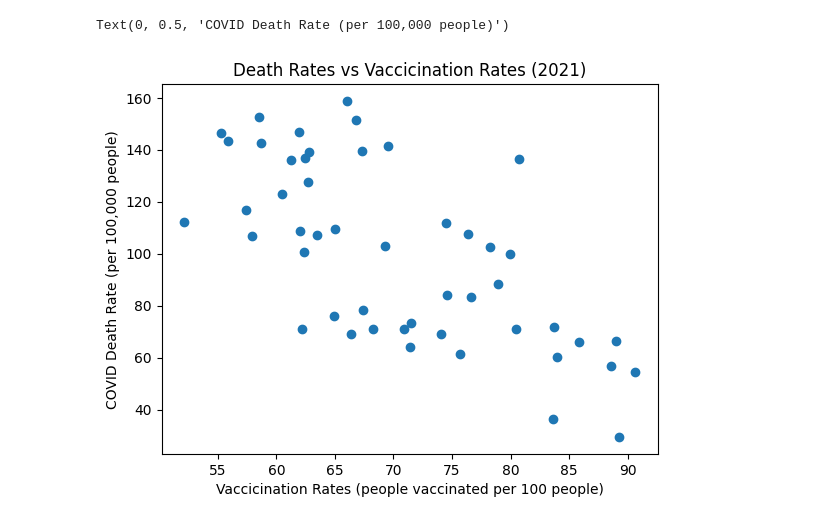
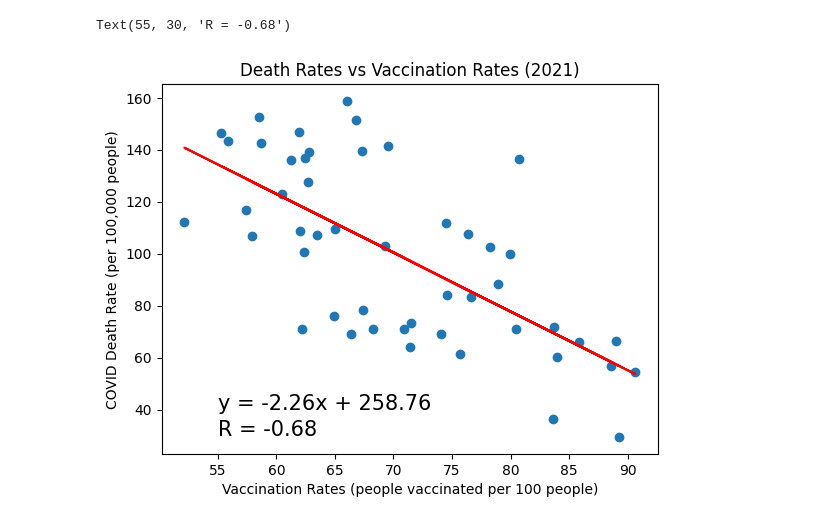
Before and after one commit to btdeering/project-1, a Jupyter notebook: vaccination.ipynb, the cells around one changed output. Drawn from its saved outputs; the diff is of its cells as text; code cells hidden in the pictures.

Commit message:
Update with r values and trend lines

```diff
--- a/vaccination.ipynb
+++ b/vaccination.ipynb
@@ -54,11 +55,20 @@ us_states_2021_df
 # %%
 merged_df = pd.merge(us_states_2021_df, death_rates_2021_df, on='STATE')
 vax_per_hundred = merged_df['people_vaccinated_per_hundred']
 rate = merged_df['RATE']
 plt.scatter(vax_per_hundred,rate)
-plt.title('Death Rates vs Vaccicination Rates (2021)')
-plt.xlabel('Vaccicination Rates (people vaccinated per 100 people)')
+plt.title('Death Rates vs Vaccination Rates (2021)')
+plt.xlabel('Vaccination Rates (people vaccinated per 100 people)')
 plt.ylabel('COVID Death Rate (per 100,000 people)')
+
+slope, intercept, rvalue, pvalue, stderr = st.linregress(vax_per_hundred, rate)
+x = vax_per_hundred
+y = slope * x + intercept
+r_value = "R = " + str(round(rvalue,2))
+plt.plot(x, y, color="red")
+line_eq = "y = " + str(round(slope,2)) + "x + " + str(round(intercept,2))
+plt.annotate(line_eq,(55,40),fontsize=15,color="black")
+plt.annotate(r_value,(55,30),fontsize=15,color="black")
 # %% [output]
-Text(0, 0.5, 'COVID Death Rate (per 100,000 people)')
+Text(55, 30, 'R = -0.68')
-[figure, old version]
+[figure, new version]
```
Also changed, not shown: parts of 1 cell of this notebook, 2 other files.
